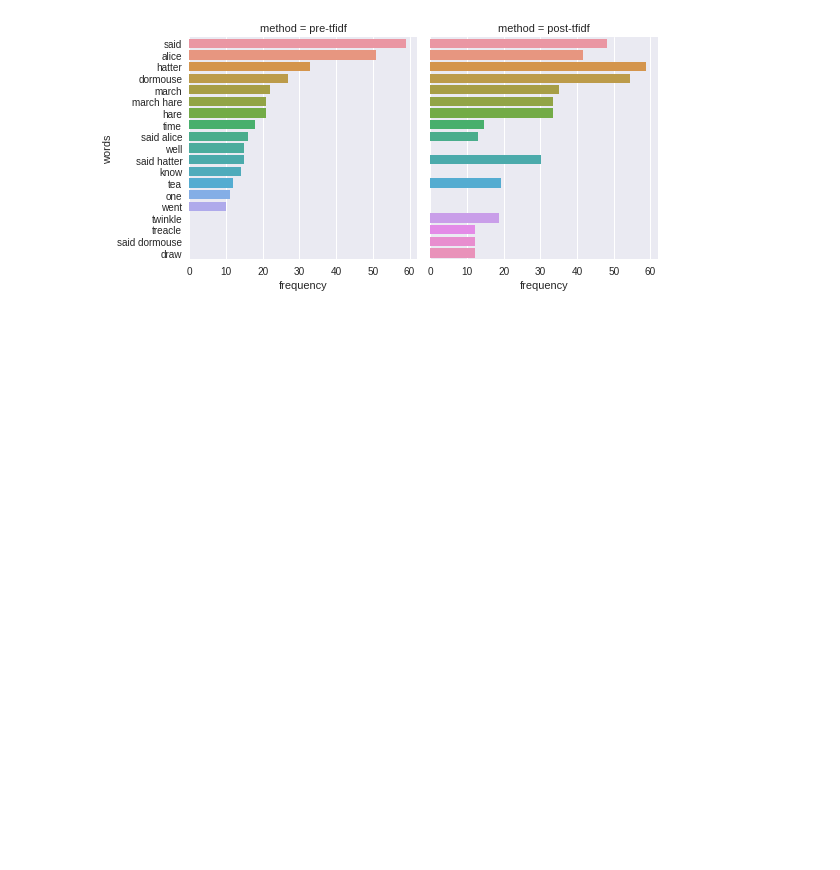
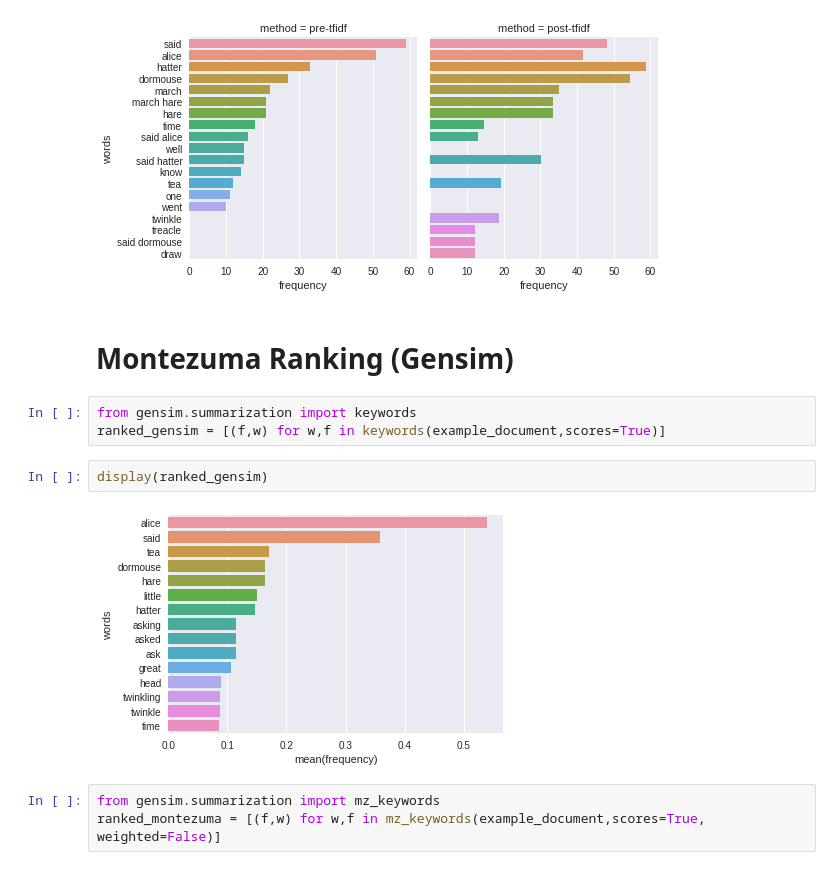
Before and after one commit to mohammedterry/NLP_for_ML, a Jupyter notebook: Text_Mining.ipynb, the cells around one changed output. Cells and saved outputs as stored; diff of their text form; blank space fills up the shorter version.

```diff
--- a/Text_Mining.ipynb
+++ b/Text_Mining.ipynb
@@ -315,3 +325,15 @@ scaled_tfidf = [(freq*max_freq,word) for freq,word in ranked_tfidf]
 compare(ranked_ngrams, scaled_tfidf, "pre-tfidf", "post-tfidf")
 # %% [output]
 [figure]
+# %% [markdown]
+# Montezuma Ranking (Gensim)
+# %%
+from gensim.summarization import keywords
+ranked_gensim = [(f,w) for w,f in keywords(example_document,scores=True)]
+# %%
+display(ranked_gensim)
+# %% [output]
+[figure, added]
+# %%
+from gensim.summarization import mz_keywords
+ranked_montezuma = [(f,w) for w,f in mz_keywords(example_document,scores=True, weighted=False)]
```
Also changed, not shown: parts of 12 cells of this notebook.
